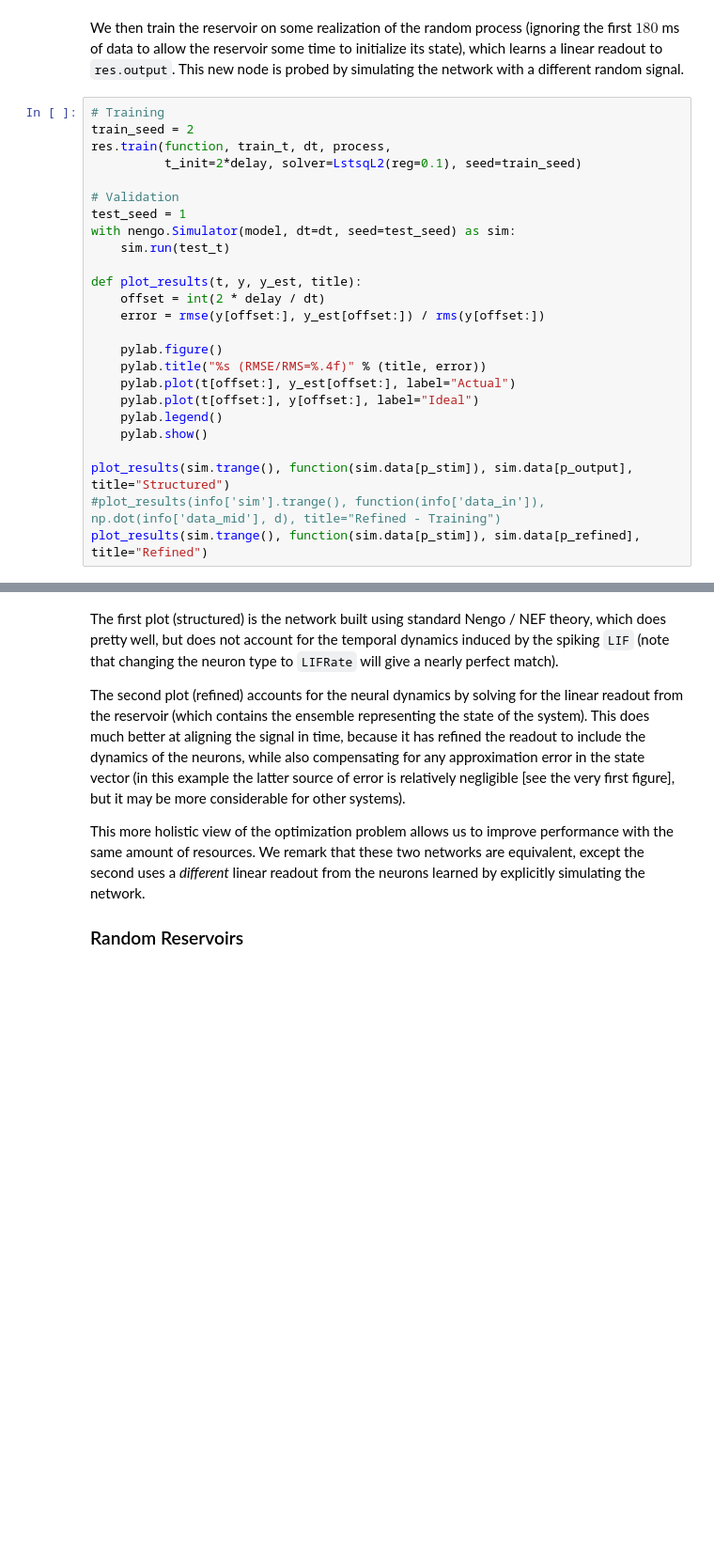
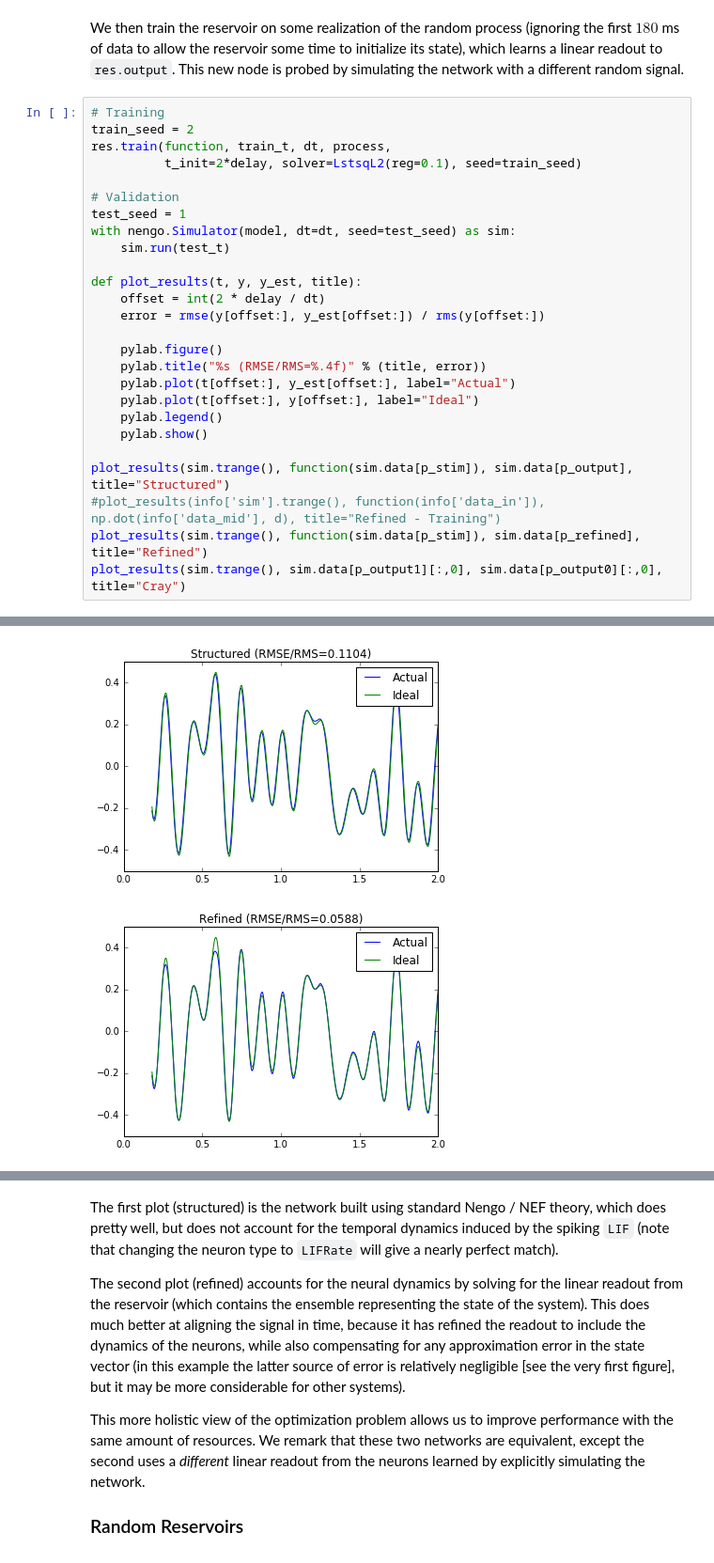
Before and after one commit to arvoelke/nengolib, a Jupyter notebook: doc/notebooks/examples/reservoir_computing.ipynb, the cells around one changed output, grey strips where cells are left out. Shown: that part at 94% size. Drawn from its saved outputs; the diff is of its cells as text; blank space fills up the shorter version.

```diff
--- a/doc/notebooks/examples/reservoir_computing.ipynb
+++ b/doc/notebooks/examples/reservoir_computing.ipynb
@@ -98,3 +106,5 @@ def plot_results(t, y, y_est, title):
 plot_results(sim.trange(), function(sim.data[p_stim]), sim.data[p_output], title="Structured")
 #plot_results(info['sim'].trange(), function(info['data_in']), np.dot(info['data_mid'], d), title="Refined - Training")
 plot_results(sim.trange(), function(sim.data[p_stim]), sim.data[p_refined], title="Refined")
+plot_results(sim.trange(), sim.data[p_output1][:,0], sim.data[p_output0][:,0], title="Cray")
+# %% [output]
@@ -100,0 +112,2 @@ plot_results(sim.trange(), function(sim.data[p_stim]), sim.data[p_refined], titl
+[figure, added]
+[figure, added]
```
Also changed, not shown: parts of 4 cells of this notebook, 3 other files.
